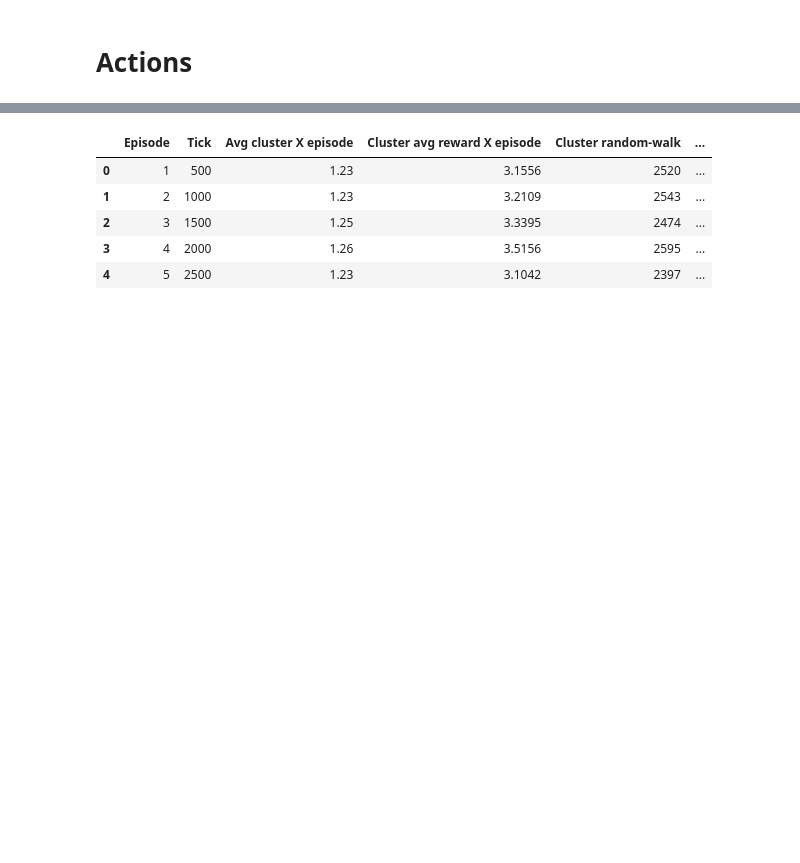
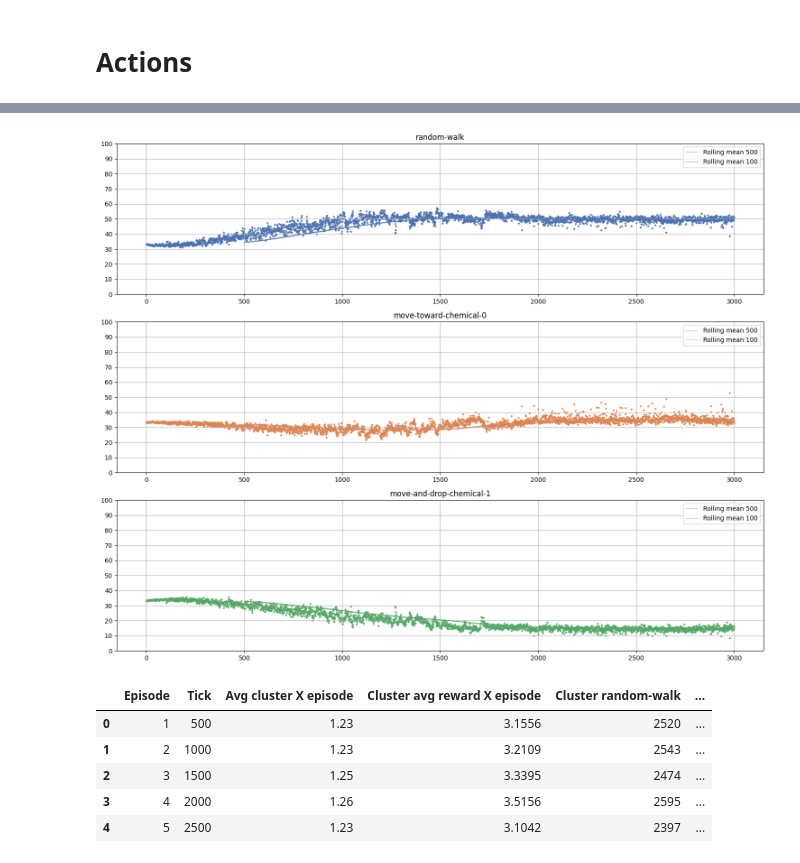
Before and after one commit to dav3-b/RL-swarms, a Jupyter notebook: refactoring/PlotMetrics3.ipynb, the cells around one changed output, grey strips where cells are left out. Drawn from its saved outputs; the diff is of its cells as text; code cells hidden in the pictures; blank space fills up the shorter version.

```diff
--- a/refactoring/PlotMetrics3.ipynb
+++ b/refactoring/PlotMetrics3.ipynb
@@ -139,0 +150,3 @@ plt.show()
+# %%
+ticks = results['Tick'].values
+ticks
@@ -139,0 +155,3 @@ plt.show()
+# %%
+actions = results.iloc[:, 3:6].values
+actions
@@ -139,0 +166,3 @@ plt.show()
+# %%
+norm_actions = ((actions / ticks.reshape(-1, 1)) / 40) * 100
+norm_actions = pd.DataFrame(norm_actions)
@@ -140,3 +184,29 @@ plt.show()
+# %%
+colors = ('#4C72B0', '#DD8452', '#55A868', '#C44E52', '#8172B2', '#64B5CD', '#FFB000')
+num_actions = 3
+#num_actions = 4
+#num_actions = 5
+#num_actions = 6
+#num_actions = 7
+#fig, axs = plt.subplots(num_actions, 1, figsize=(15, 15))  # 1 riga, 2 colonne
+fig, axs = plt.subplots(num_actions, 1, figsize=(15, 12), )  # 1 riga, 2 colonne
+for i, ax in enumerate(axs):
+    idx = i + 3
+    #idx = i + 7
+    ax.grid()
+    ax.scatter(results.index, norm_actions[i], s=4, linewidth=1.0, color=colors[i])
+    ax.plot(results.index, norm_actions[i].rolling(window=500).mean(), label="Rolling mean 500", marker='x',
+            markersize=.5, linewidth=.5, color=colors[i])
+    ax.plot(results.index, norm_actions[i].rolling(window=100).mean(), label="Rolling mean 100",
+            markersize=.5, linewidth=.5, color=colors[i])
+    ax.set_yticks([i for i in range(0, 110, 10)])
+    ax.set_title(results.columns[idx])
+    ax.legend()
+fig.tight_layout()
+#plt.savefig("Cluster_avg_actions")
+plt.show()
+# %% [output]
+[figure, added]
 # %%
 def compute_freqs_4(row, ag, col):
     tot = row[f"(cluster_learner {ag})-random-walk"] + row[f"(cluster_learner {ag})-move-toward-chemical"] + row[
```
Also changed, not shown: parts of 5 cells of this notebook, 8 other files.
